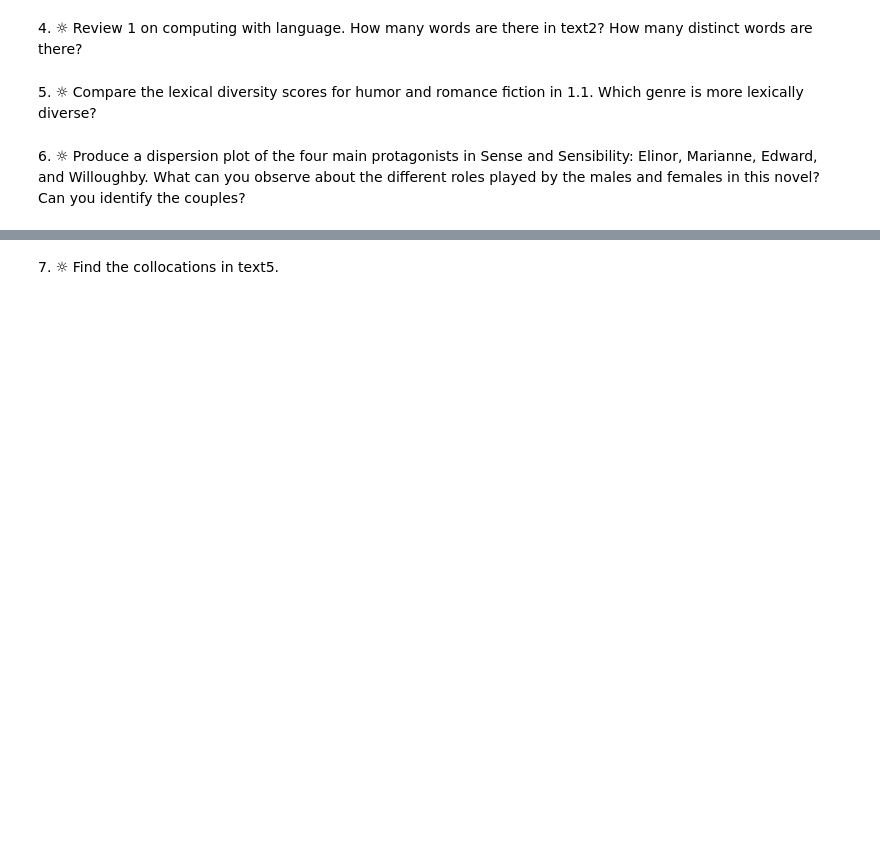
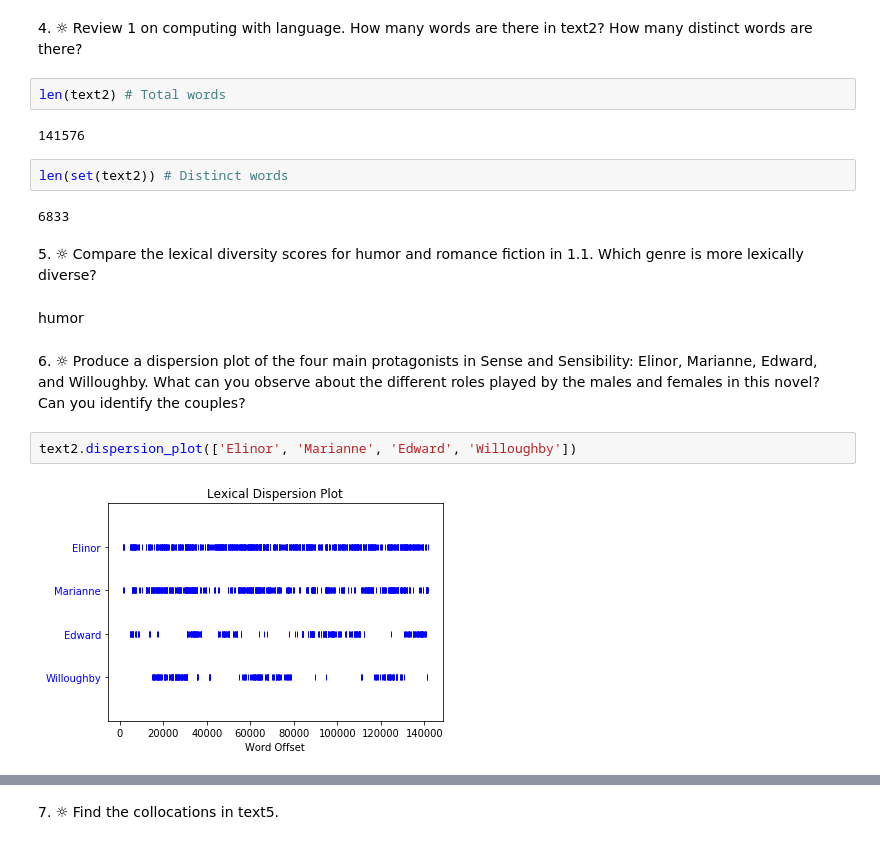
Before and after one commit to paulbroyles/nltk_exercises_practice, a Jupyter notebook: nltk_ch1.ipynb, the cells around one changed output, grey strips where cells are left out. Cells and saved outputs as stored; diff of their text form; blank space fills up the shorter version.

```diff
--- a/nltk_ch1.ipynb
+++ b/nltk_ch1.ipynb
@@ -14,6 +47,20 @@ from nltk.book import *
 # %% [markdown]
 4\. ☼ Review 1 on computing with language. How many words are there in text2? How many distinct words are there?
+# %%
+len(text2) # Total words
+# %% [output]
+141576
+# %%
+len(set(text2)) # Distinct words
+# %% [output]
+6833
 # %% [markdown]
 5\. ☼ Compare the lexical diversity scores for humor and romance fiction in 1.1. Which genre is more lexically diverse?
+# %% [markdown]
+humor
 # %% [markdown]
 6\. ☼ Produce a dispersion plot of the four main protagonists in Sense and Sensibility: Elinor, Marianne, Edward, and Willoughby. What can you observe about the different roles played by the males and females in this novel? Can you identify the couples?
+# %%
+text2.dispersion_plot(['Elinor', 'Marianne', 'Edward', 'Willoughby'])
+# %% [output]
+[figure, added]
```
Also changed, not shown: parts of 61 cells of this notebook.
